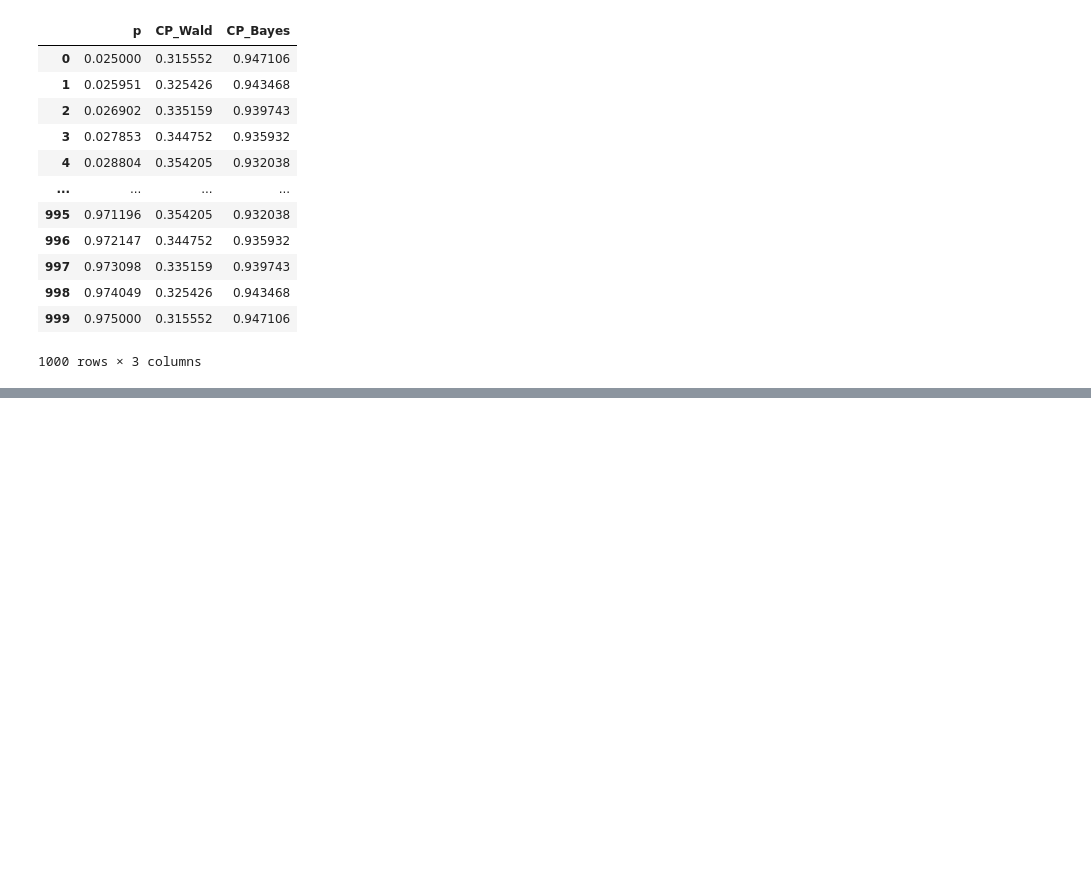
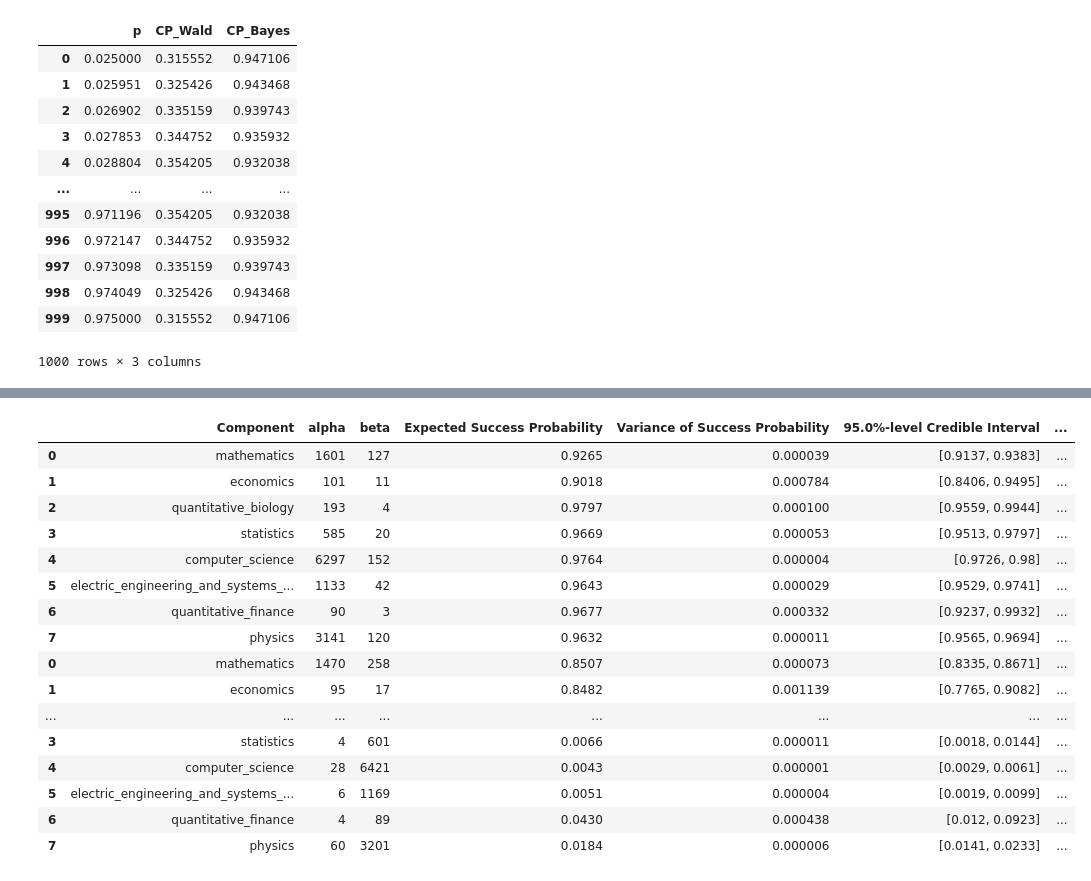
Before and after one commit to TLdgh/Bayesian_Binomial, a Jupyter notebook: ModelEvaluation.ipynb, the cells around one changed output, grey strips where cells are left out. Drawn from its saved outputs; the diff is of its cells as text; code cells hidden in the pictures; blank space fills up the shorter version.

```diff
--- a/ModelEvaluation.ipynb
+++ b/ModelEvaluation.ipynb
@@ -234,0 +254,20 @@ result.Plot_Bayes()
+# %%
+import ast
+df1 = pd.read_csv("rq1_results.csv")
+df1=df1.replace([np.inf,-np.inf], np.nan)
+df1=df1.dropna()
+print("Length of data: " + str(len(df1['id'])))
+display(df1)
+
+df2 = pd.read_csv("rq2_results.csv")
+df2=df2.replace([np.inf,-np.inf], np.nan)
+df2=df2.dropna()
+df2['Cosim_Values']=df2['Cosim_Values'].apply(ast.literal_eval)
+print("Length of data: " + str(len(df2['Cosim_Values'][0])))
+display(df2)
+
+df1_gpt4 = pd.read_csv("rq1_results_gpt4.csv")
+df1_gpt4=df1_gpt4.replace([np.inf,-np.inf], np.nan)
+df1_gpt4=df1_gpt4.dropna()
+print("Length of data: " + str(len(df1_gpt4['id'])))
+display(df1_gpt4)
@@ -234,0 +334,32 @@ result.Plot_Bayes()
+# %%
+df=[]
+threshold=[[0.2]*8, [0.4]*8, [0.6]*8, [0.8]*8]
+alphalevel=0.05
+alpha=[1]*8
+beta=[1]*8
+
+for i in range(len(df2)):
+    df.append( (df2['Name'][i], df2['Cosim_Values'][i]) )
+df=dict(df)
+
+result = Bayes(df, threshold, alpha, beta, alphalevel, direction="greater")
+display(result.res)
+result.Plot_Bayes(yrange=[-0.01,1.01,0.2], height=1000)
+# %% [output]
+|  | Component | alpha | beta | Expected Success Probability | Variance of Success Probability | 95.0%-level Credible Interval | ... |
+| 0 | mathematics | 1601 | 127 | 0.9265 | 0.000039 | [0.9137, 0.9383] | ... |
+| 1 | economics | 101 | 11 | 0.9018 | 0.000784 | [0.8406, 0.9495] | ... |
+| 2 | quantitative_biology | 193 | 4 | 0.9797 | 0.000100 | [0.9559, 0.9944] | ... |
+| 3 | statistics | 585 | 20 | 0.9669 | 0.000053 | [0.9513, 0.9797] | ... |
+| 4 | computer_science | 6297 | 152 | 0.9764 | 0.000004 | [0.9726, 0.98] | ... |
+| 5 | electric_engineering_and_systems_... | 1133 | 42 | 0.9643 | 0.000029 | [0.9529, 0.9741] | ... |
+| 6 | quantitative_finance | 90 | 3 | 0.9677 | 0.000332 | [0.9237, 0.9932] | ... |
+| 7 | physics | 3141 | 120 | 0.9632 | 0.000011 | [0.9565, 0.9694] | ... |
+| 0 | mathematics | 1470 | 258 | 0.8507 | 0.000073 | [0.8335, 0.8671] | ... |
+| 1 | economics | 95 | 17 | 0.8482 | 0.001139 | [0.7765, 0.9082] | ... |
+| ... | ... | ... | ... | ... | ... | ... | ... |
+| 3 | statistics | 4 | 601 | 0.0066 | 0.000011 | [0.0018, 0.0144] | ... |
+| 4 | computer_science | 28 | 6421 | 0.0043 | 0.000001 | [0.0029, 0.0061] | ... |
+| 5 | electric_engineering_and_systems_... | 6 | 1169 | 0.0051 | 0.000004 | [0.0019, 0.0099] | ... |
+| 6 | quantitative_finance | 4 | 89 | 0.0430 | 0.000438 | [0.012, 0.0923] | ... |
+| 7 | physics | 60 | 3201 | 0.0184 | 0.000006 | [0.0141, 0.0233] | ... |
```
Also changed, not shown: parts of 14 cells of this notebook, 1 other file.
